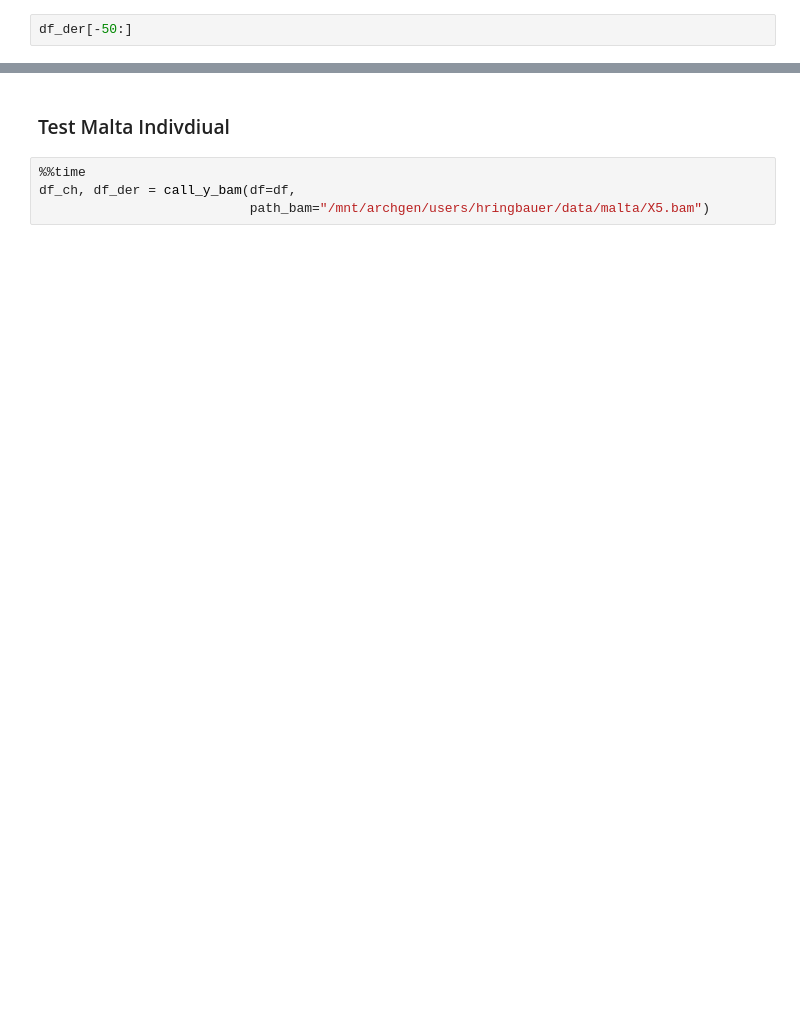
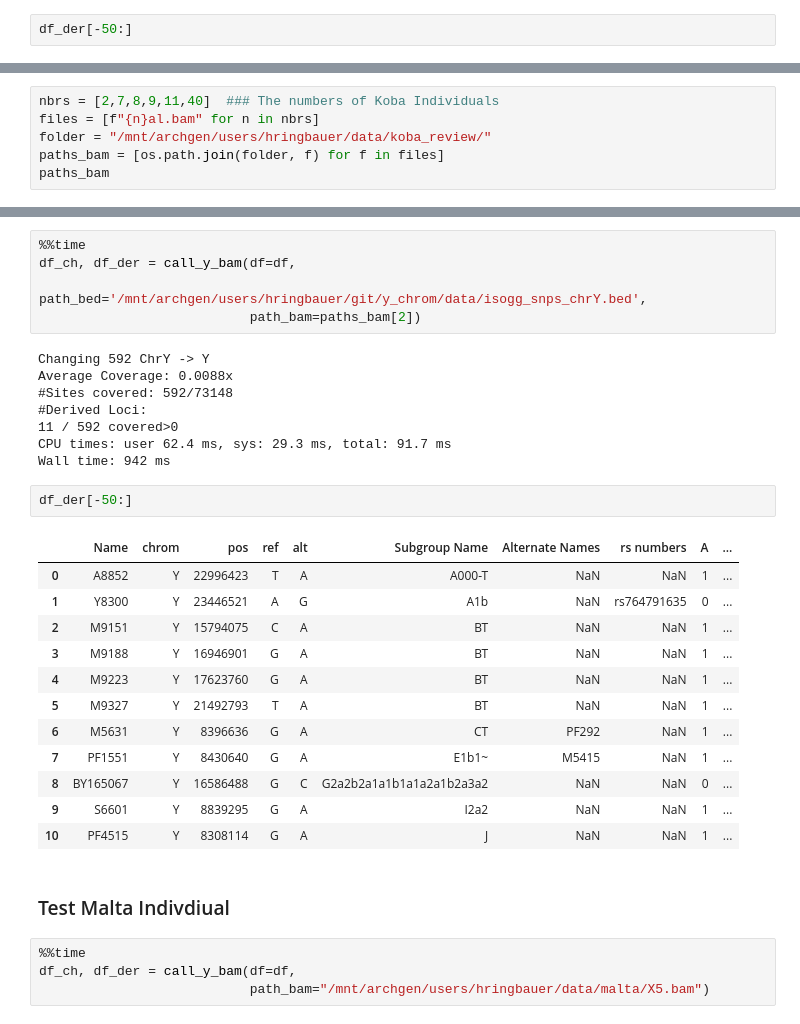
Before and after one commit to hringbauer/y_chrom, a Jupyter notebook: notebooks/run_pulldown_leipzig_bamtable.ipynb, the cells around one changed output, grey strips where cells are left out. Drawn from its saved outputs; the diff is of its cells as text; blank space fills up the shorter version.

```diff
--- a/notebooks/run_pulldown_leipzig_bamtable.ipynb
+++ b/notebooks/run_pulldown_leipzig_bamtable.ipynb
@@ -291,0 +498,6 @@ df_der
+# %%
+nbrs = [2,7,8,9,11,40]  ### The numbers of Koba Individuals
+files = [f"{n}al.bam" for n in nbrs]
+folder = "/mnt/archgen/users/hringbauer/data/koba_review/"
+paths_bam = [os.path.join(folder, f) for f in files]
+paths_bam
@@ -292,3 +523,31 @@ df_der
+# %%
+%%time
+df_ch, df_der = call_y_bam(df=df,
+                           path_bed='/mnt/archgen/users/hringbauer/git/y_chrom/data/isogg_snps_chrY.bed',
+                           path_bam=paths_bam[2])
+# %% [output]
+Changing 592 ChrY -> Y
+Average Coverage: 0.0088x
+#Sites covered: 592/73148
+#Derived Loci:
+11 / 592 covered>0
+CPU times: user 62.4 ms, sys: 29.3 ms, total: 91.7 ms
+Wall time: 942 ms
+# %%
+df_der[-50:]
+# %% [output]
+|  | Name | chrom | pos | ref | alt | Subgroup Name | Alternate Names | rs numbers | A | ... |
+| 0 | A8852 | Y | 22996423 | T | A | A000-T | NaN | NaN | 1 | ... |
+| 1 | Y8300 | Y | 23446521 | A | G | A1b | NaN | rs764791635 | 0 | ... |
+| 2 | M9151 | Y | 15794075 | C | A | BT | NaN | NaN | 1 | ... |
+| 3 | M9188 | Y | 16946901 | G | A | BT | NaN | NaN | 1 | ... |
+| 4 | M9223 | Y | 17623760 | G | A | BT | NaN | NaN | 1 | ... |
+| 5 | M9327 | Y | 21492793 | T | A | BT | NaN | NaN | 1 | ... |
+| 6 | M5631 | Y | 8396636 | G | A | CT | PF292 | NaN | 1 | ... |
+| 7 | PF1551 | Y | 8430640 | G | A | E1b1~ | M5415 | NaN | 1 | ... |
+| 8 | BY165067 | Y | 16586488 | G | C | G2a2b2a1a1b1a1a2a1b2a3a2 | NaN | NaN | 0 | ... |
+| 9 | S6601 | Y | 8839295 | G | A | I2a2 | NaN | NaN | 1 | ... |
+| 10 | PF4515 | Y | 8308114 | G | A | J | NaN | NaN | 1 | ... |
 # %% [markdown]
 ### Test Malta Indivdiual
 # %%
```
Also changed, not shown: parts of 55 cells of this notebook, 2 other files.
